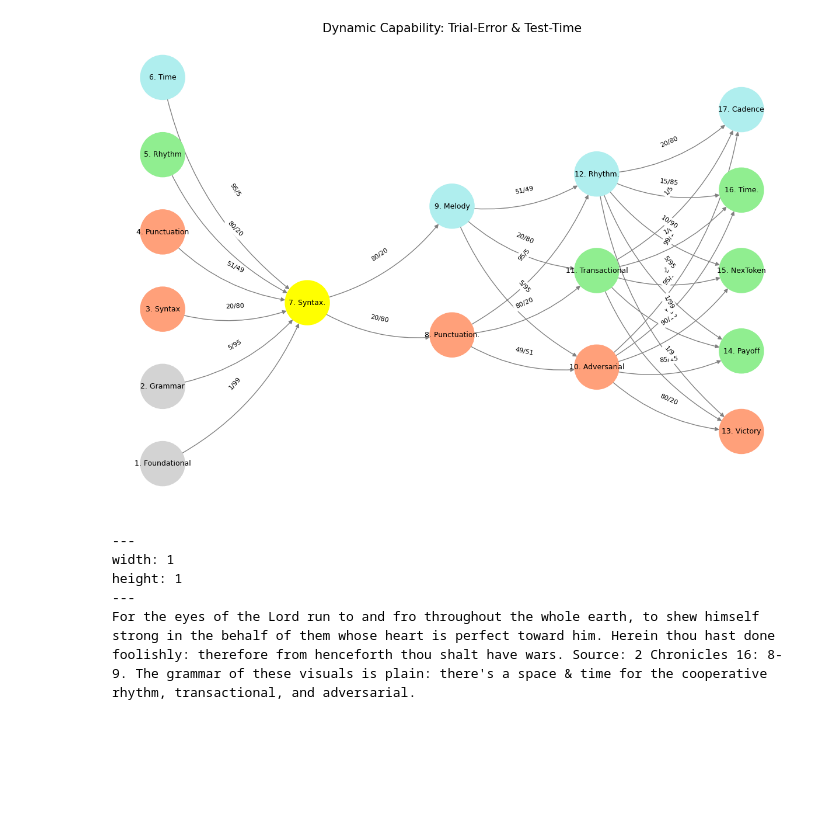
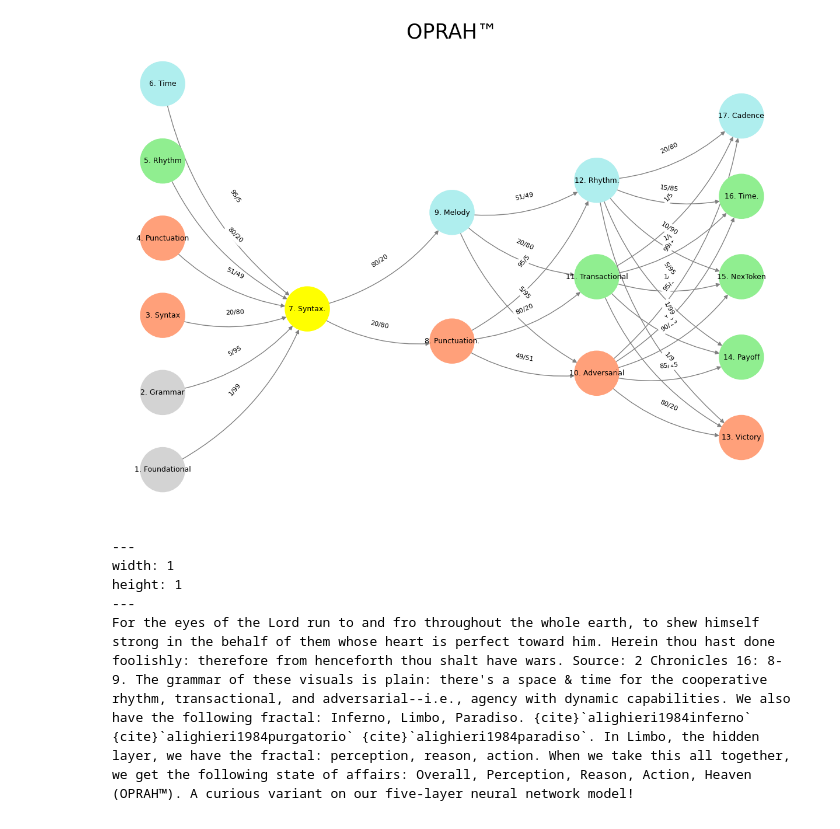
Before and after one commit to abikesa/safer, a Jupyter notebook: kitabo/ensi/act1/chapter2.ipynb, the cells around one changed output. Saved outputs shown, nothing was run; the diff lists cells and outputs as text; code cells hidden in the pictures; blank space fills up the shorter version.

````diff
--- a/kitabo/ensi/act1/chapter2.ipynb
+++ b/kitabo/ensi/act1/chapter2.ipynb
@@ -98,40 +108,40 @@ def visualize_nn():
     # Add nodes with new numbered labels and assign positions
     for i, (layer_name, nodes) in enumerate(layers.items()):
         positions = calculate_positions(nodes, x_offset=i * 2)
         for node, position in zip(nodes, positions):
             new_node = mapping[node]
             G.add_node(new_node, layer=layer_name)
             pos[new_node] = position
             node_colors.append(colors.get(node, 'lightgray'))
 
     # Add edges with updated node labels
     for (source, target), weight in edges.items():
         if source in mapping and target in mapping:
             new_source = mapping[source]
             new_target = mapping[target]
             G.add_edge(new_source, new_target, weight=weight)
 
     # Draw the graph
     plt.figure(figsize=(12, 8))
     edges_labels = {(u, v): d["weight"] for u, v, d in G.edges(data=True)}
 
     nx.draw(
         G, pos, with_labels=True, node_color=node_colors, edge_color='gray',
         node_size=3000, font_size=9, connectionstyle="arc3,rad=0.2"
     )
     nx.draw_networkx_edge_labels(G, pos, edge_labels=edges_labels, font_size=8)
-    plt.title("Dynamic Capability: Trial-Error & Test-Time", fontsize=15)
+    plt.title("OPRAH™", fontsize=25)
     plt.show()
 
 # Run the visualization
 visualize_nn()
 # %% [output]
-[figure, old version]
+[figure, new version]
 # %% [markdown]
-```{figure} ../figures/blanche.*
+```{figure} https://www.ledr.com/colours/white.jpg
 ---
 width: 1
 height: 1
 ---
-For the eyes of the Lord run to and fro throughout the whole earth, to shew himself strong in the behalf of them whose heart is perfect toward him. Herein thou hast done foolishly: therefore from henceforth thou shalt have wars. Source: 2 Chronicles 16: 8-9. The grammar of these visuals is plain: there's a space & time for the cooperative rhythm, transactional, and adversarial.
+For the eyes of the Lord run to and fro throughout the whole earth, to shew himself strong in the behalf of them whose heart is perfect toward him. Herein thou hast done foolishly: therefore from henceforth thou shalt have wars. Source: 2 Chronicles 16: 8-9. The grammar of these visuals is plain: there's a space & time for the cooperative rhythm, transactional, and adversarial--i.e., agency with dynamic capabilities. We also have the following fractal: Inferno, Limbo, Paradiso. {cite}`alighieri1984inferno` {cite}`alighieri1984purgatorio` {cite}`alighieri1984paradiso`. In Limbo, the hidden layer, we have the fractal: perception, reason, action. When we take this all together, we get the following state of affairs: Overall, Perception, Reason, Action, Heaven (OPRAH™). A curious variant on our five-layer neural network model!
 ```
````
Also changed, not shown: parts of 2 cells of this notebook, 7 other files.
